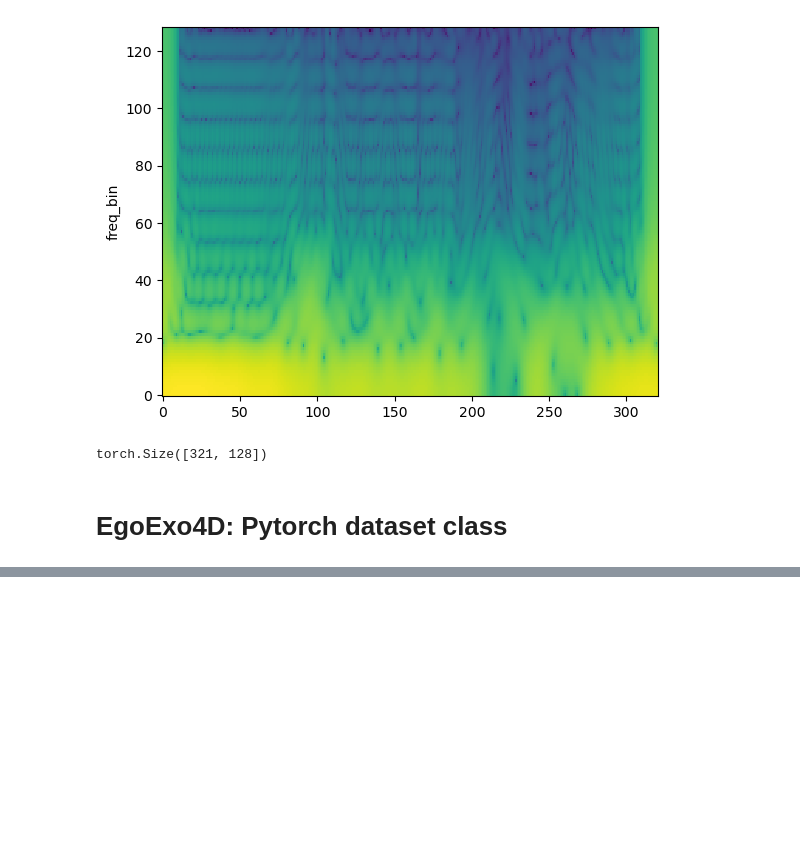
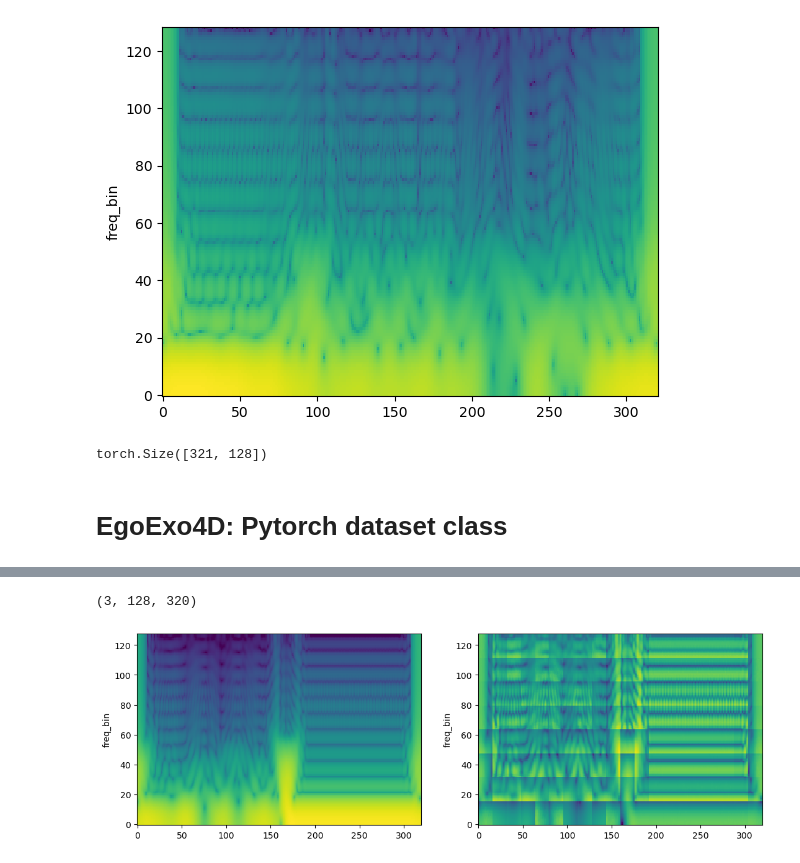
Before and after one commit to amir-goudarzi/IMU_testing, a Jupyter notebook: notebooks/egoexo4d.ipynb, the cells around one changed output, grey strips where cells are left out. Saved outputs shown, nothing was run; the diff lists cells and outputs as text; code cells hidden in the pictures; blank space fills up the shorter version.

```diff
--- a/notebooks/egoexo4d.ipynb
+++ b/notebooks/egoexo4d.ipynb
@@ -784,0 +880,17 @@ for _, (imu, omni) in enumerate(dataloader):
+# %%
+recon = prova.detach().numpy()
+recon.shape
+# %% [output]
+(3, 128, 320)
+# %%
+specs = [
+    imu_to_numpy[1],
+    recon[1],
+]
+# %%
+fig, axs = plt.subplots(1, len(specs), figsize=(13,4))
+for i, spec in enumerate(specs):
+    plot_spectrogram(spec, ylabel='freq_bin', ax=axs[i])
+    axs[i].set_xlabel(None)
+# %% [output]
+[figure, added]
```
Also changed, not shown: parts of 19 cells of this notebook, 12 other files.
